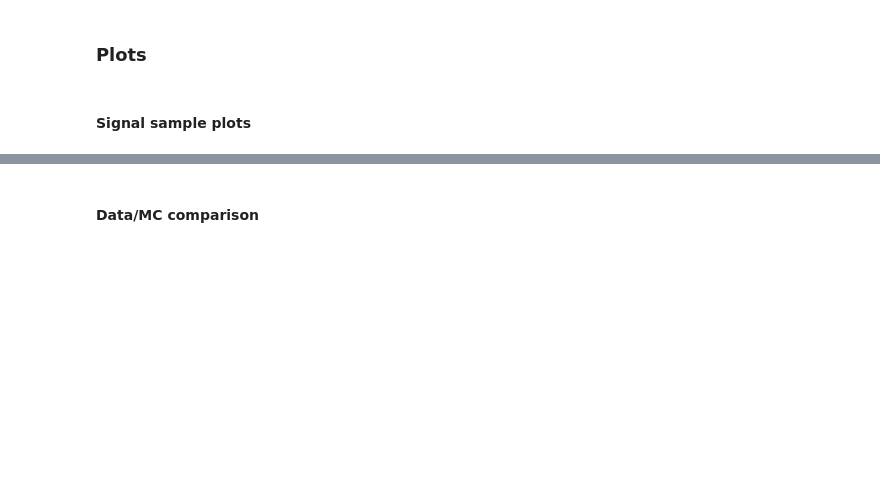
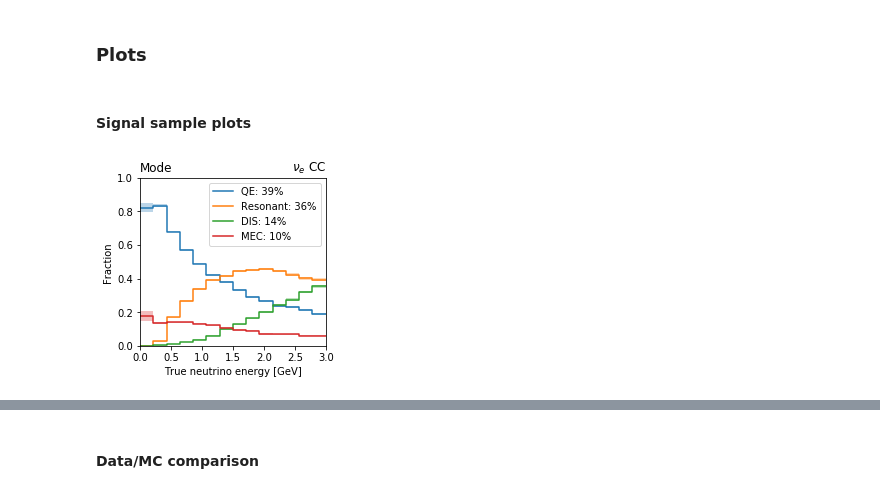
Before and after one commit to Wouter-VDP/nueccinc, a Jupyter notebook: NuePlots_Class.ipynb, the cells around one changed output, grey strips where cells are left out. Saved outputs shown, nothing was run; the diff lists cells and outputs as text; code cells hidden in the pictures; blank space fills up the shorter version.

Commit message:
Almost converted to updated plot class

```diff
--- a/NuePlots_Class.ipynb
+++ b/NuePlots_Class.ipynb
@@ -70,7 +73,7 @@ title_str = "MicroBooNE Run{}: {:.1e} POT".format(run, data["on"]["pot"])
 # %% [output]
 [interactive output not drawn]
 # %%
-plotter = plot_class.Plotter(data, signal="nue")
+plotter = plot_class.Plotter(data, signal="nue", genie_version='mcc9')
 # %% [output]
 Initialisation completed!
 [interactive output not drawn]
@@ -113,32 +151,34 @@ n_bins = 15
 fig, ax = plt.subplots(ncols=1, figsize=(3.5, 3.3))
 
 for cat in cats:
     den = nue_mc[field]
     num = nue_mc[field][nue_mc["interaction"] == cat]
 
     den_w = nue_mc["weightSpline"]
     num_w = nue_mc["weightSpline"][nue_mc["interaction"] == cat]
 
-    eff, unc_low, unc_up, edges = plothelp.efficiency_post(
+    eff, unc_low, unc_up, edges = plot_class.efficiency_post(
         num, den, num_w=num_w, den_w=den_w, n_bins=n_bins, x_min=x_min, x_max=x_max
     )
     ax.fill_between(edges, eff - unc_low, eff + unc_up, alpha=0.3, step="post")
     ax.step(
         edges,
         eff,
         where="post",
         label="{0}: {1:.0f}%".format(
-            plot_dicts.int_labels[cat], sum(num_w) / sum(den_w) * 100
+            plotter.dicts.int_labels[cat], sum(num_w) / sum(den_w) * 100
         ),
     )
 ax.set_title(r"$\nu_e$ CC", loc="right")
 ax.set_title("Mode", loc="left")
 ax.set_xlabel("True neutrino energy [GeV]")
 ax.set_ylabel("Fraction")
 ax.set_ylim(0, 1)
 ax.set_xlim(x_min, x_max)
 ax.legend(loc="upper right")
 
 fig.tight_layout()
 
 fig.savefig(output_dir + "truth_int.pdf", bbox_inches="tight")
+# %% [output]
+[figure, added]
```
Also changed, not shown: parts of 16 cells of this notebook, 10 other files.
